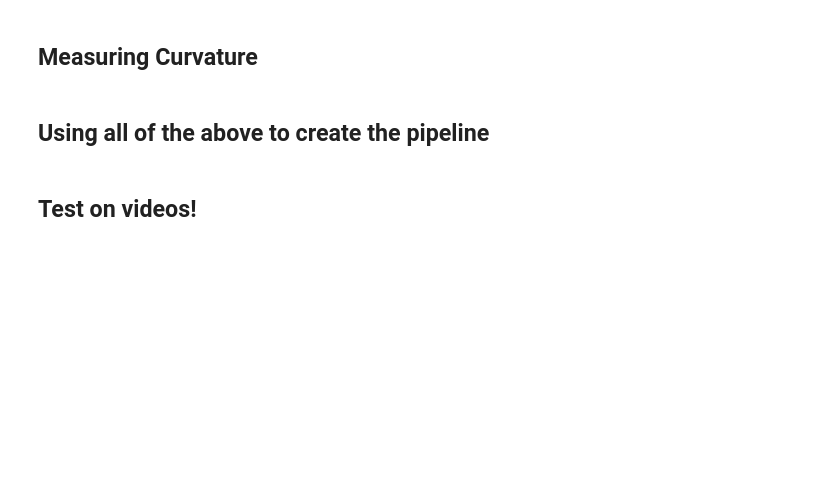
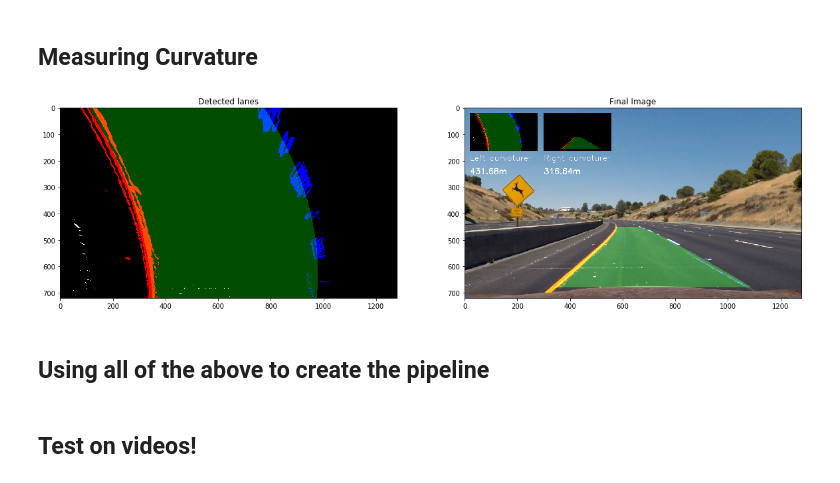
Before and after one commit to ramiejleh/Advanced-Lane-Finding, a Jupyter notebook: Advanced Lane Finding Project.ipynb, the cells around one changed output. Cells and saved outputs as stored; diff of their text form; code cells hidden in the pictures; blank space fills up the shorter version.

```diff
--- a/Advanced Lane Finding Project.ipynb
+++ b/Advanced Lane Finding Project.ipynb
@@ -309,8 +333,6 @@ def search_around_poly(binary_warped, ym_per_pix, xm_per_pix, left_fit, right_fi
 
     ### Set the area of search based on activated x-values ###
     ### within the +/- margin of our polynomial function ###
-    ### Hint: consider the window areas for the similarly named variables ###
-    ### in the previous quiz, but change the windows to our new search area ###
     left_lane_inds = ((nonzerox > (left_fit[0]*(nonzeroy**2) + left_fit[1]*nonzeroy +
                     left_fit[2] - margin)) & (nonzerox < (left_fit[0]*(nonzeroy**2) +
                     left_fit[1]*nonzeroy + left_fit[2] + margin)))
@@ -337,15 +359,6 @@ def search_around_poly(binary_warped, ym_per_pix, xm_per_pix, left_fit, right_fi
 
     # Generate a polygon to illustrate the search window area
     # And recast the x and y points into usable format for cv2.fillPoly()
-    left_line_window1 = np.array([np.transpose(np.vstack([left_fitx-margin, ploty]))])
-    left_line_window2 = np.array([np.flipud(np.transpose(np.vstack([left_fitx+margin,
-                              ploty])))])
-    left_line_pts = np.hstack((left_line_window1, left_line_window2))
-    right_line_window1 = np.array([np.transpose(np.vstack([right_fitx-margin, ploty]))])
-    right_line_window2 = np.array([np.flipud(np.transpose(np.vstack([right_fitx+margin,
-                              ploty])))])
-    right_line_pts = np.hstack((right_line_window1, right_line_window2))
-
     pts_left = np.array([np.transpose(np.vstack([left_fitx, ploty]))])
     pts_right = np.array([np.flipud(np.transpose(np.vstack([right_fitx, ploty])))])
     pts = np.hstack((pts_left, pts_right))
@@ -363,25 +376,61 @@ def search_around_poly(binary_warped, ym_per_pix, xm_per_pix, left_fit, right_fi
 # %%
 def measure_curvature_real(warped, left_fit, right_fit):
     '''
     Calculates the curvature of polynomial functions in meters.
     '''
     # Define conversions in x and y from pixels space to meters
     ym_per_pix = 30/720 # meters per pixel in y dimension
     xm_per_pix = 3.7/700 # meters per pixel in x dimension
 
-    # Start by generating our fake example data
-    # Make sure to feed in your real data instead in your project!
+    #Searching around the discovered lane
     ploty, left_fit_cr, right_fit_cr = search_around_poly(warped, ym_per_pix, xm_per_pix, left_fit, right_fit)
 
     # Define y-value where we want radius of curvature
     # We'll choose the maximum y-value, corresponding to the bottom of the image
     y_eval = np.max(ploty)
 
     # Calculation of R_curve (radius of curvature)
     left_curverad = ((1 + (2*left_fit_cr[0]*y_eval*ym_per_pix + left_fit_cr[1])**2)**1.5) / np.absolute(2*left_fit_cr[0])
     right_curverad = ((1 + (2*right_fit_cr[0]*y_eval*ym_per_pix + right_fit_cr[1])**2)**1.5) / np.absolute(2*right_fit_cr[0])
 
     return ploty, left_curverad, right_curverad
+
+
+#Example image
+result_img_example, left_curverad_example, right_curverad_example = measure_curvature_real(warped_test_image, left_fit_example, right_fit_example)
+final_result_example = untransform_perspective(result_img_example, Minv, img_size)
+weighted_img_example = cv2.addWeighted(undist_test_image, 1, final_result_example, 1, 0)
+font = cv2.FONT_HERSHEY_SIMPLEX
+#Overlaying curvature values
+weighted_img_example = cv2.putText(weighted_img_example, 'Left curvature:', (20,200), font, 1, (255,255,255), 1, cv2.LINE_AA)
+weighted_img_example = cv2.putText(weighted_img_example, '{}m'.format(round(left_curverad_example, 2)), (20,250), font, 1, (255,255,255), 2, cv2.LINE_AA)
+
+weighted_img_example = cv2.putText(weighted_img_example, 'Right curvature:', (300,200), font, 1, (255,255,255), 1, cv2.LINE_AA)
+weighted_img_example = cv2.putText(weighted_img_example, '{}m'.format(round(right_curverad_example, 2)), (300,250), font, 1, (255,255,255), 2, cv2.LINE_AA)
+
+#Overlaying pipline images
+x_offset = y_offset = 20
+small = cv2.resize(result_img_example, (0,0), fx=0.2, fy=0.2)
+weighted_img_example[y_offset:y_offset+small.shape[0], x_offset:x_offset+small.shape[1]] = small
+
+x_offset = 300
+small = cv2.resize(final_result_example, (0,0), fx=0.2, fy=0.2)
+weighted_img_example[y_offset:y_offset+small.shape[0], x_offset:x_offset+small.shape[1]] = small
+
+#plotting
+f, (ax1, ax2) = plt.subplots(1, 2, figsize=(20,10))
+
+ax1.set_title('Detected lanes')
+ax1.imshow(result_img_example)
+
+ax2.set_title('Final Image')
+ax2.imshow(weighted_img_example)
+
+#Saving example images
+plt.imsave('examples/color_fit_lines_2.jpg', result_img_example)
+plt.imsave('examples/example_output.jpg', weighted_img_example)
+# %% [output]
+[figure, added]
 # %% [markdown]
 ## Using all of the above to create the pipeline
 # %%
```
Also changed, not shown: parts of 7 cells of this notebook, 15 other files.
